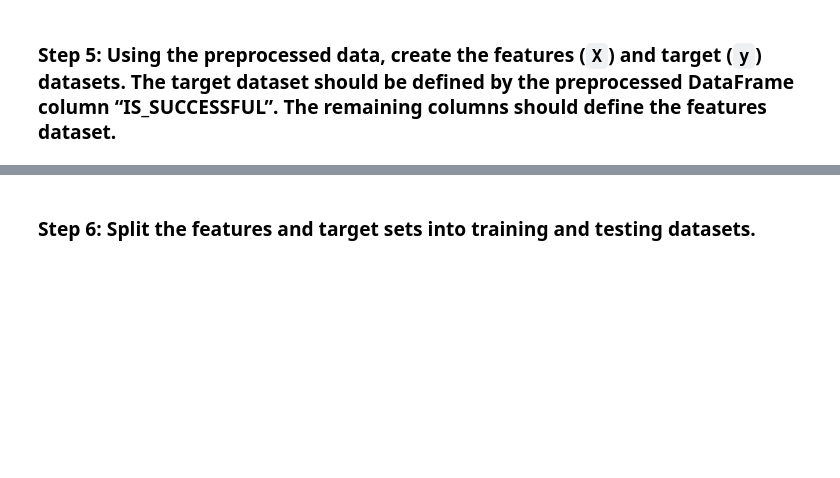
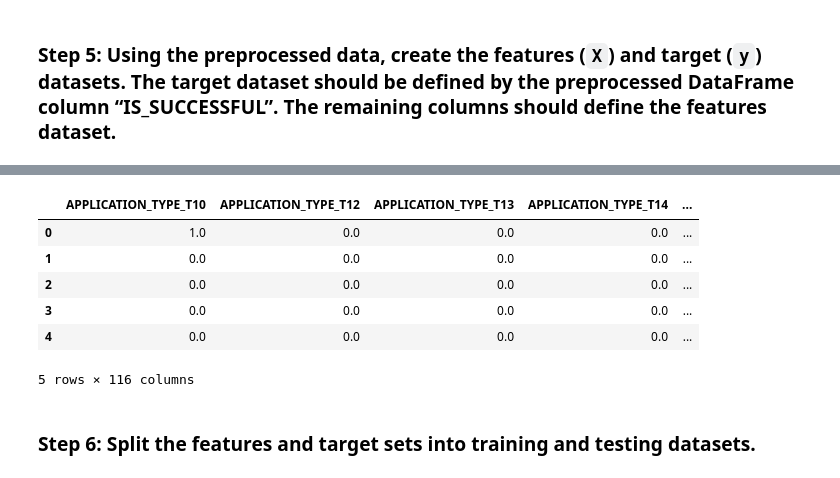
Before and after one commit to DLThrasher/Challenge_13, a Jupyter notebook: venture_funding_with_deep_learning.ipynb, the cells around one changed output, grey strips where cells are left out. Drawn from its saved outputs; the diff is of its cells as text; code cells hidden in the pictures; blank space fills up the shorter version.

```diff
--- a/venture_funding_with_deep_learning.ipynb
+++ b/venture_funding_with_deep_learning.ipynb
@@ -222,9 +233,17 @@ y.head()
 # %%
 # Define features set X by selecting all columns but IS_SUCCESSFUL
-X = encoded_df.drop['IS_SUCCESSFUL']
+X = encoded_df.drop(columns=['IS_SUCCESSFUL', 'APPLICATION_TYPE', 'AFFILIATION','CLASSIFICATION','USE_CASE','ORGANIZATION','INCOME_AMT','SPECIAL_CONSIDERATIONS'])
 
 # Review the features DataFrame
 X.head()
+# %% [output]
+|  | APPLICATION_TYPE_T10 | APPLICATION_TYPE_T12 | APPLICATION_TYPE_T13 | APPLICATION_TYPE_T14 | ... |
+| 0 | 1.0 | 0.0 | 0.0 | 0.0 | ... |
+| 1 | 0.0 | 0.0 | 0.0 | 0.0 | ... |
+| 2 | 0.0 | 0.0 | 0.0 | 0.0 | ... |
+| 3 | 0.0 | 0.0 | 0.0 | 0.0 | ... |
+| 4 | 0.0 | 0.0 | 0.0 | 0.0 | ... |
+5 rows × 116 columns
 # %% [markdown]
 ### Step 6: Split the features and target sets into training and testing datasets.
 # %%
```
Also changed, not shown: parts of 17 cells of this notebook.
